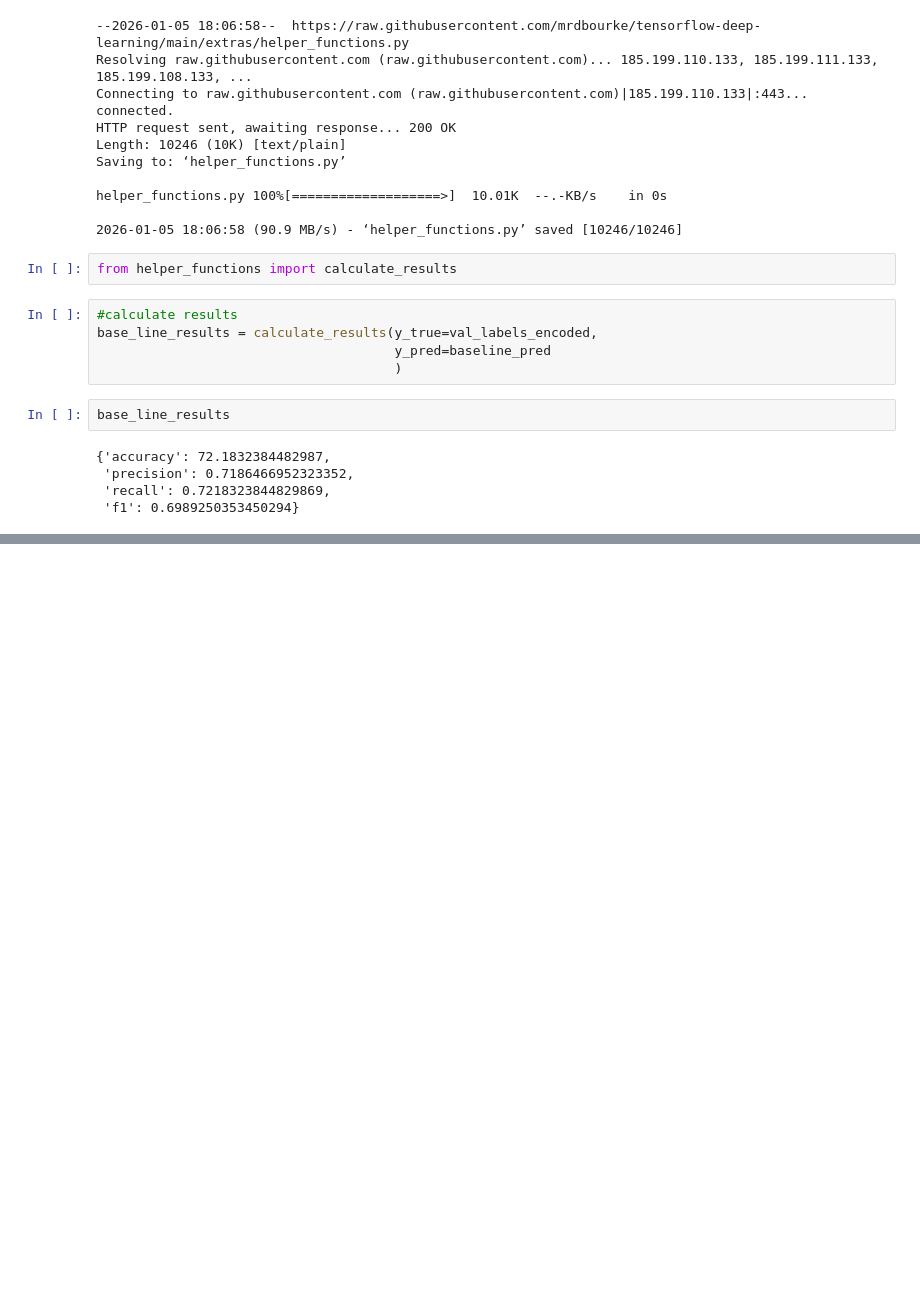
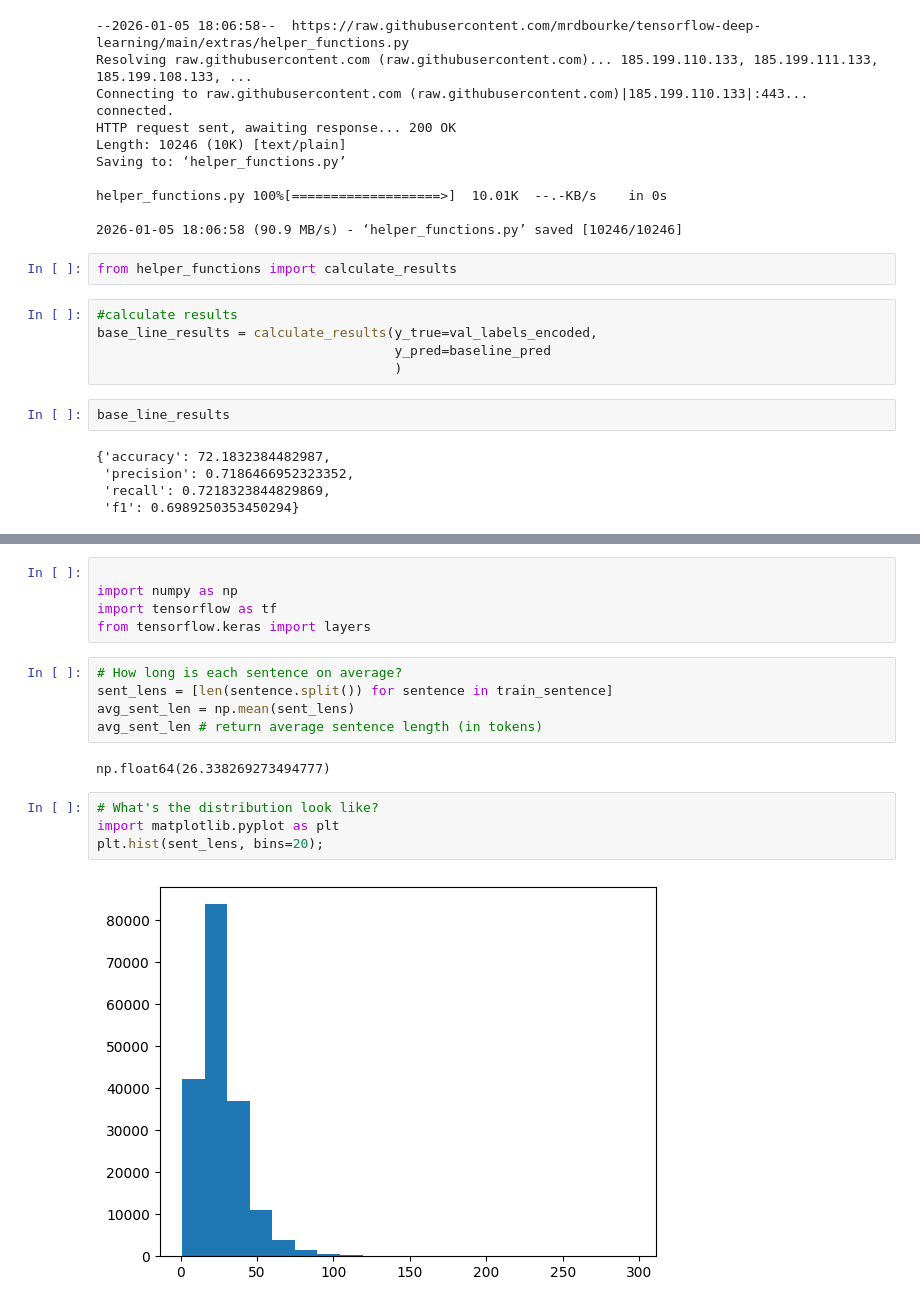
Before and after one commit to NITIN9694/TensorFlow-Learning, a Jupyter notebook: 10_SKIMLIT.ipynb, the cells around one changed output, grey strips where cells are left out. Saved outputs shown, nothing was run; the diff lists cells and outputs as text; blank space fills up the shorter version.

```diff
--- a/10_SKIMLIT.ipynb
+++ b/10_SKIMLIT.ipynb
@@ -396,0 +403,18 @@ base_line_results
+# %%
+
+import numpy as np
+import tensorflow as tf
+from tensorflow.keras import layers
+# %%
+# How long is each sentence on average?
+sent_lens = [len(sentence.split()) for sentence in train_sentence]
+avg_sent_len = np.mean(sent_lens)
+avg_sent_len # return average sentence length (in tokens)
+# %% [output]
+np.float64(26.338269273494777)
+# %%
+# What's the distribution look like?
+import matplotlib.pyplot as plt
+plt.hist(sent_lens, bins=20);
+# %% [output]
+[figure, added]
```
Also changed, not shown: parts of 5 cells of this notebook.
